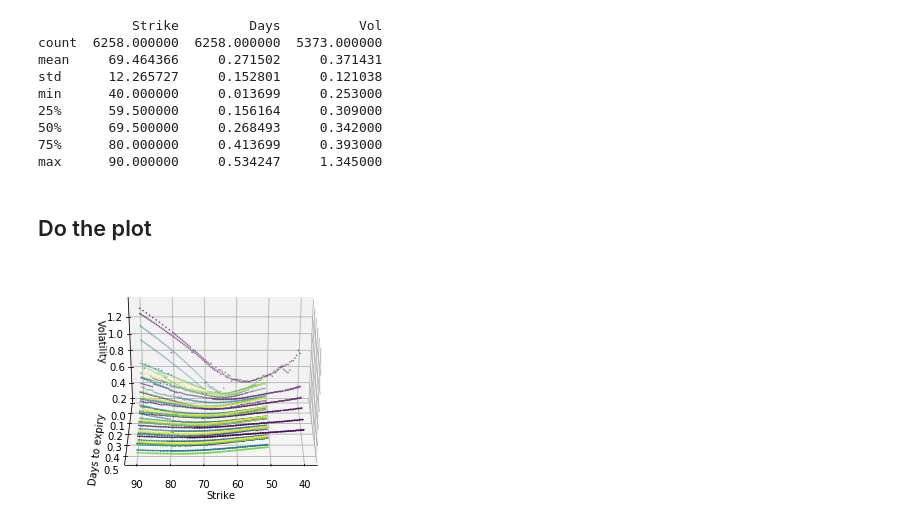
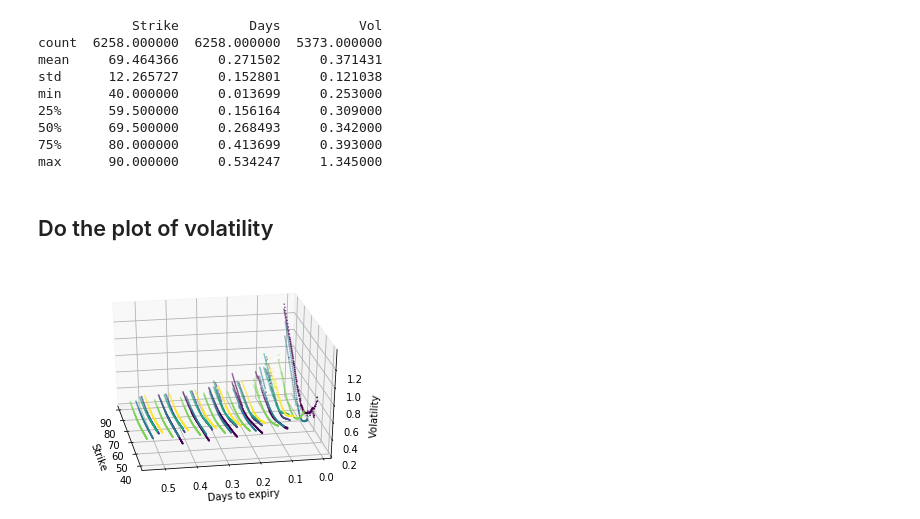
Before and after one commit to ajmal017/sigmaTrading, a Jupyter notebook: analysis/option_surface.ipynb, the cells around one changed output. Drawn from its saved outputs; the diff is of its cells as text; code cells hidden in the pictures.

```diff
--- a/analysis/option_surface.ipynb
+++ b/analysis/option_surface.ipynb
@@ -47,6 +47,7 @@ df['Vol'] = df['Implied Vol. %'].str.replace('%', '')
 df['Vol'] = df['Vol'].astype(float) / 100
 df['Strike'] = df['Financial Instrument'].str.split(" ").map(lambda x: x[4])
 df['Strike'] = df['Strike'].astype(float)
+df['V Sqrt T'] = df['Vega'] / np.sqrt(df['Days'])
 print(df[["Strike", "Days", "Vol"]].describe())
 # %% [output]
             Strike         Days          Vol
@@ -59,19 +60,19 @@ min      40.000000     0.013699     0.253000
 75%      80.000000     0.413699     0.393000
 max      90.000000     0.534247     1.345000
 # %% [markdown]
-## Do the plot
+## Do the plot of volatility
 # %%
 #%matplotlib inline
 fig = plt.figure()
 ax = fig.add_subplot(111, projection="3d")
 ax.scatter(df["Strike"], df["Days"], df["Vol"],
            c=df["col"],
            s=0.5
            )
 ax.set_xlabel("Strike")
 ax.set_ylabel("Days to expiry")
 ax.set_zlabel("Volatility")
-ax.view_init(30, 90)
+ax.view_init(30, 170)
 plt.draw()
 # %% [output]
-[figure, old version]
+[figure, new version]
```
Also changed, not shown: parts of 3 cells of this notebook, 9 other files.
